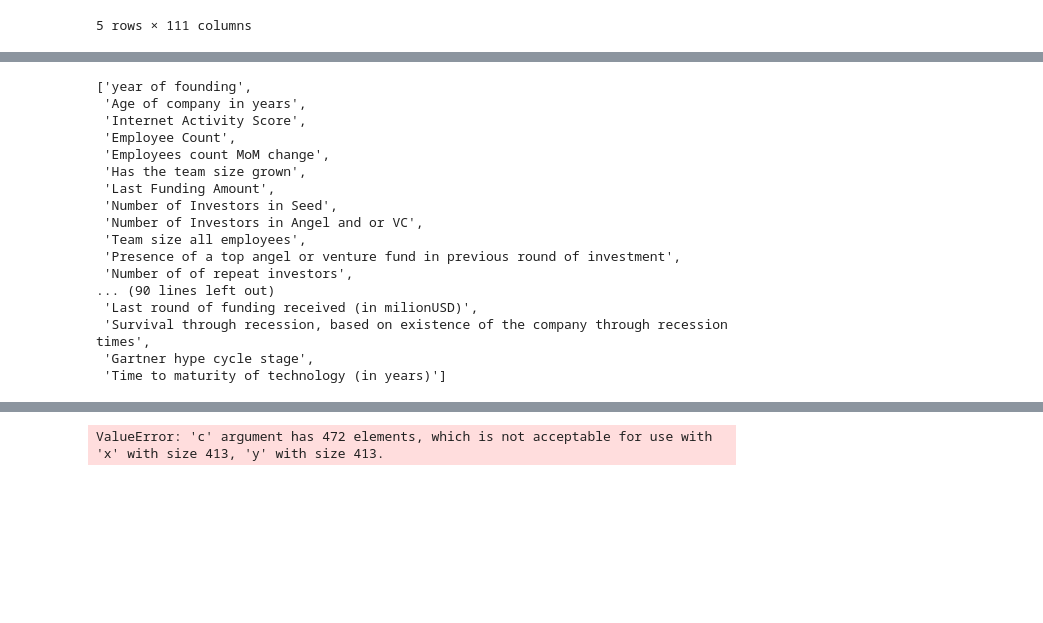
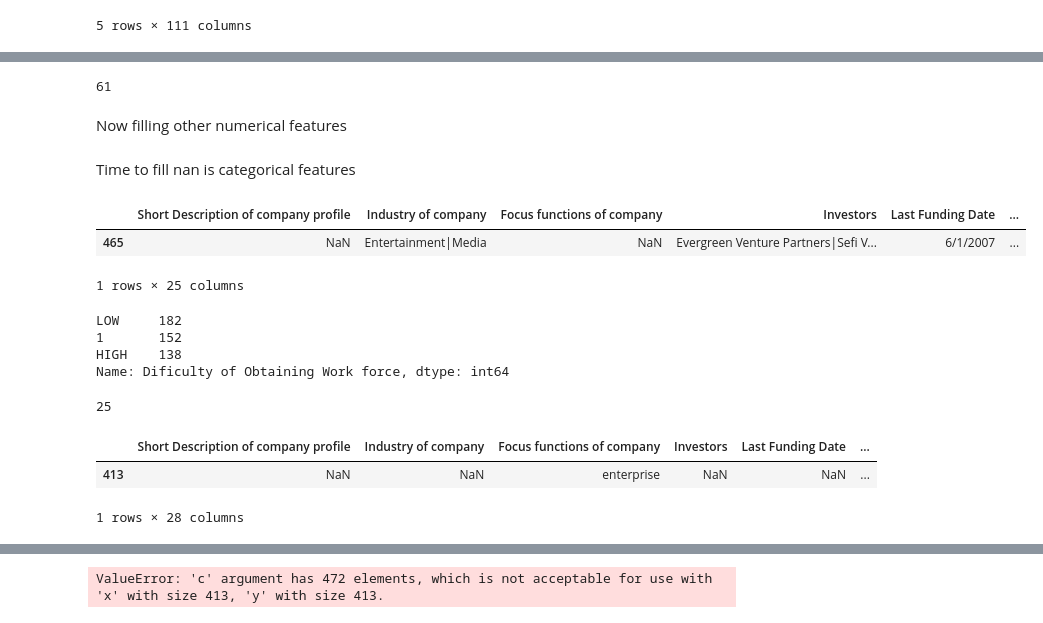
Before and after one commit to mherkhachatryan/metric-internship, a Jupyter notebook: Metric.ipynb, the cells around one changed output, grey strips where cells are left out. Drawn from its saved outputs; the diff is of its cells as text; code cells hidden in the pictures; blank space fills up the shorter version.

Commit message:
filled nan for numerical features

```diff
--- a/Metric.ipynb
+++ b/Metric.ipynb
@@ -118,11 +118,13 @@ quartet_answers_to_num_cols = ["Number of  Sales Support material",
                               "Top forums like \'Tech crunch\' or \'Venture beat\' talking about the company/model - How much is it being talked about?",
                               "Breadth of experience across verticals","Experience in selling and building products",
                               "Top management similarity",
-                              "Team Composition score","Time to market service or product"]
+                              "Team Composition score","Time to market service or product",
+                              "Average Years of experience for founder and co founder",
+                              "Dificulty of Obtaining Work force","Disruptiveness of technology"]
 # columns which inlcude small medium large
 triple_answers_to_num_cols = ["Average size of companies worked for in the past",
-                             "Average Years of experience for founder and co founder",
-                             "Dificulty of Obtaining Work force", "Disruptiveness of technology"]
+                             ,
+                             , ]
 
 # columns which include medium, few
 comparative_answers_no_num_cols = ["Number of  of Partners of company", "Number of  of Research publications",
@@ -145,13 +156,13 @@ data[quartet_answers_to_num_cols] = data[quartet_answers_to_num_cols].replace("M
 data[quartet_answers_to_num_cols] = data[quartet_answers_to_num_cols].replace("HIGH", 3)
 
 data[triple_answers_to_num_cols] = data[triple_answers_to_num_cols].replace("SMALL", 0)
-data[triple_answers_to_num_cols] = data[triple_answers_to_num_cols].replace("SMALL", 1)
-data[triple_answers_to_num_cols] = data[triple_answers_to_num_cols].replace("SMALL", 2)
+data[triple_answers_to_num_cols] = data[triple_answers_to_num_cols].replace("MEDIUM", 1)
+data[triple_answers_to_num_cols] = data[triple_answers_to_num_cols].replace("LARGE", 2)
 
 
-data[comparative_answers_no_num_cols] = data[comparative_answers_no_num_cols].replace("None", 0)
-data[comparative_answers_no_num_cols] = data[comparative_answers_no_num_cols].replace("Few", 1)
-data[comparative_answers_no_num_cols] = data[comparative_answers_no_num_cols].replace("Many", 2)
+data[comparative_answers_no_num_cols] = data[comparative_answers_no_num_cols].replace("NONE", 0)
+data[comparative_answers_no_num_cols] = data[comparative_answers_no_num_cols].replace("FEW", 1)
+data[comparative_answers_no_num_cols] = data[comparative_answers_no_num_cols].replace("MANY", 2)
 
 
 data["Employee benefits and salary structures"] = data["Employee benefits and salary structures"].replace("Bad", 0)
@@ -224,23 +255,42 @@ It's reasonable to fill nan values in numerical features with average value
 # %%
-data.columns[data.isna().any()].tolist()
+len(data.columns[data.isna().any()].tolist())
 # %% [output]
-['year of founding',
- 'Age of company in years',
- 'Internet Activity Score',
- 'Employee Count',
- 'Employees count MoM change',
- 'Has the team size grown',
- 'Last Funding Amount',
- 'Number of Investors in Seed',
- 'Number of Investors in Angel and or VC',
- 'Team size all employees',
- 'Presence of a top angel or venture fund in previous round of investment',
- 'Number of of repeat investors',
-... (90 lines left out)
- 'Last round of funding received (in milionUSD)',
- 'Survival through recession, based on existence of the company through recession times',
- 'Gartner hype cycle stage',
- 'Time to maturity of technology (in years)']
+61
+# %% [markdown]
+Now filling other numerical features
+# %%
+mean_filled_columns = [e for e in data.columns if e not in (binary_answers_to_num_cols + triple_answers_to_num_cols+
+    quartet_answers_to_num_cols +
+     triple_answers_to_num_cols+
+    comparative_answers_no_num_cols +
+     ["Employee benefits and salary structures"])]
+
+data[mean_filled_columns] = data[mean_filled_columns].fillna(data[mean_filled_columns].mean())
+# %% [markdown]
+Time to fill nan is categorical features
+# %%
+data[cat_col].sample(1)
+# %% [output]
+|  | Short Description of company profile | Industry of company | Focus functions of company | Investors | Last Funding Date | ... |
+| 465 | NaN | Entertainment|Media | NaN | Evergreen Venture Partners|Sefi V... | 6/1/2007 | ... |
+1 rows × 25 columns
+# %%
+data["Dificulty of Obtaining Work force"].value_counts()
+# %% [output]
+LOW     182
+1       152
+HIGH    138
+Name: Dificulty of Obtaining Work force, dtype: int64
+# %%
+len(cat_col)
+# %% [output]
+25
+# %%
+data[cat_col].sample(1)
+# %% [output]
+|  | Short Description of company profile | Industry of company | Focus functions of company | Investors | Last Funding Date | ... |
+| 413 | NaN | NaN | enterprise | NaN | NaN | ... |
+1 rows × 28 columns
 # %%
 #TODO replace NaNs
 # %%
```
Also changed, not shown: parts of 8 cells of this notebook, 1 other file.
